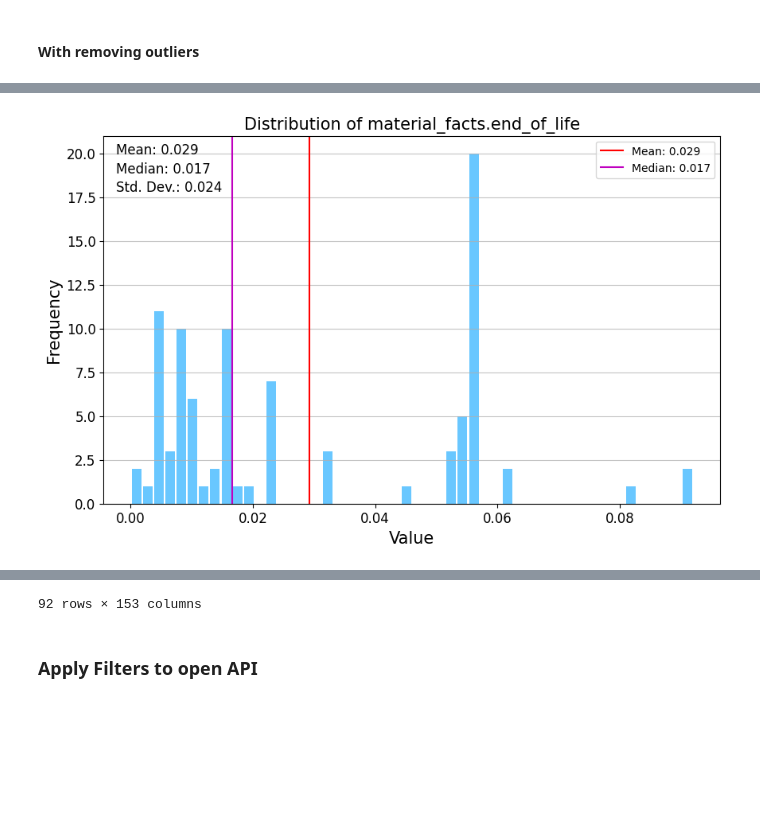
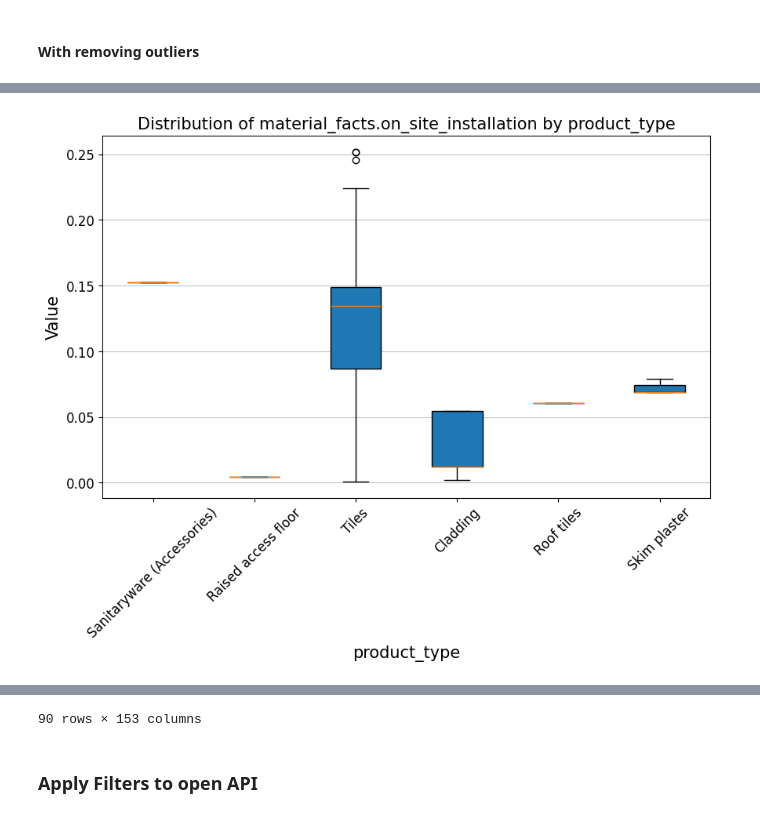
Before and after one commit to 2050-Materials/aecdata, a Jupyter notebook: usage/example_usage.ipynb, the cells around one changed output, grey strips where cells are left out. Cells and saved outputs as stored; diff of their text form; code cells hidden in the pictures; blank space fills up the shorter version.

```diff
--- a/usage/example_usage.ipynb
+++ b/usage/example_usage.ipynb
@@ -253,5 +271,4 @@ df = stats_obj.get_field_distribution(field='material_facts.end_of_life', filter
 # %%
-df = stats_obj.get_field_distribution(field='material_facts.end_of_life', filters=None, return_df=True, include_estimated_values=True, remove_outliers=True, method='IQR', sqrt_tranf=True)
-df
+stats_obj.get_field_distribution_boxplot(field='material_facts.on_site_installation', group_by_field='product_type', filters=None, return_df=True, include_estimated_values=True, remove_outliers=True, method='IQR', sqrt_tranf=True)
 # %% [output]
-[figure, old version]
+[figure, new version]
@@ -270,4 +287,4 @@ df
-92 rows × 153 columns
+90 rows × 153 columns
 # %% [markdown]
 ### Apply Filters to open API
 # %%
```
Also changed, not shown: parts of 7 cells of this notebook, 4 other files.
